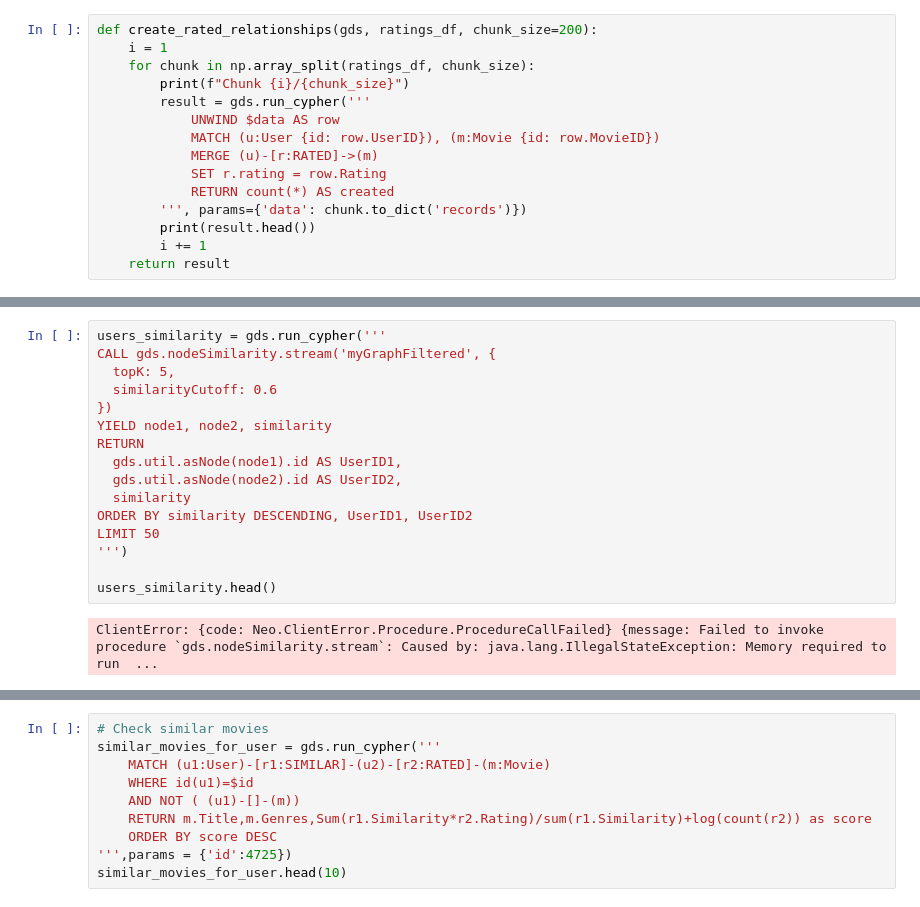
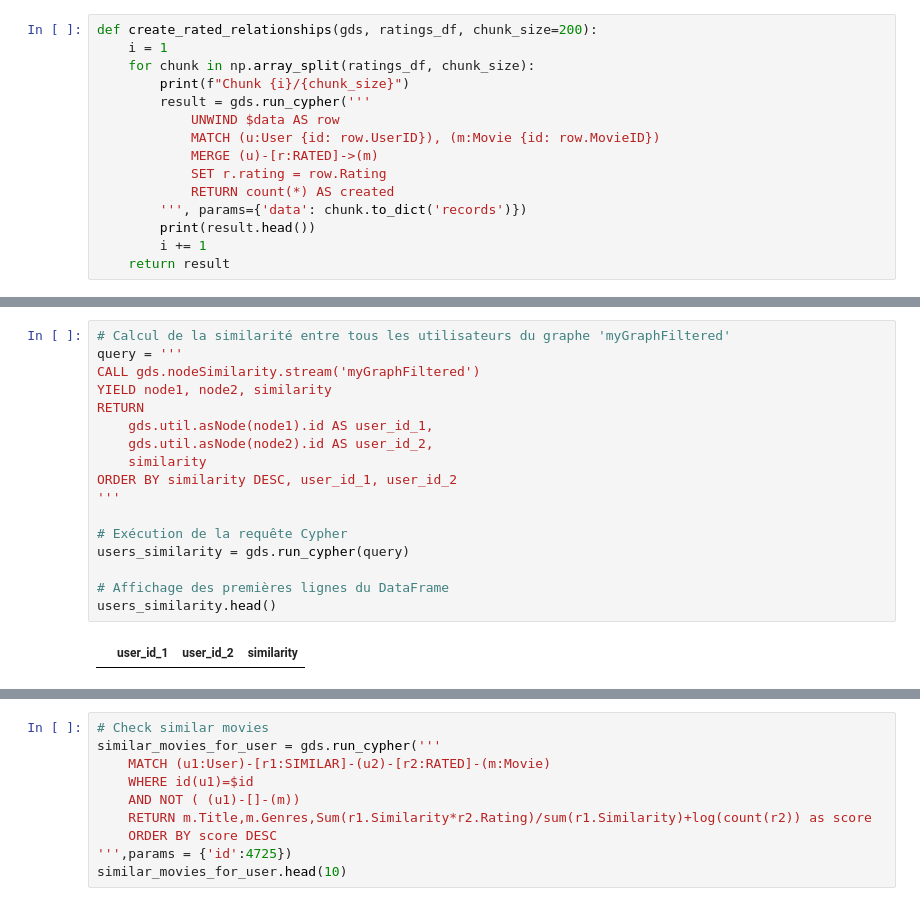
Before and after one commit to cherifissa/TP-2-recommendation-system, a Jupyter notebook: neo4j_fil_recommandation.ipynb, the cells around one changed output, grey strips where cells are left out. Drawn from its saved outputs; the diff is of its cells as text.

```diff
--- a/neo4j_fil_recommandation.ipynb
+++ b/neo4j_fil_recommandation.ipynb
@@ -359,21 +448,22 @@ create_projection.head()
 # %%
-users_similarity = gds.run_cypher('''
-CALL gds.nodeSimilarity.stream('myGraphFiltered', {
-  topK: 5,
-  similarityCutoff: 0.6
-})
+# Calcul de la similarité entre tous les utilisateurs du graphe 'myGraphFiltered'
+query = '''
+CALL gds.nodeSimilarity.stream('myGraphFiltered')
 YIELD node1, node2, similarity
 RETURN
-  gds.util.asNode(node1).id AS UserID1,
-  gds.util.asNode(node2).id AS UserID2,
-  similarity
-ORDER BY similarity DESCENDING, UserID1, UserID2
-LIMIT 50
-''')
+    gds.util.asNode(node1).id AS user_id_1,
+    gds.util.asNode(node2).id AS user_id_2,
+    similarity
+ORDER BY similarity DESC, user_id_1, user_id_2
+'''
 
+# Exécution de la requête Cypher
+users_similarity = gds.run_cypher(query)
+
+# Affichage des premières lignes du DataFrame
 users_similarity.head()
 # %% [output]
-ClientError: {code: Neo.ClientError.Procedure.ProcedureCallFailed} {message: Failed to invoke procedure `gds.nodeSimilarity.stream`: Caused by: java.lang.IllegalStateException: Memory required to run  ...
+|  | user_id_1 | user_id_2 | similarity |
 # %%
 # Create Similar relationship
 i=1
```
Also changed, not shown: parts of 13 cells of this notebook, 9 other files.
